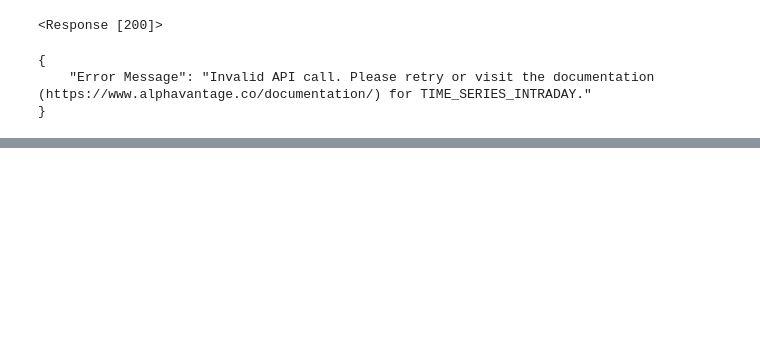
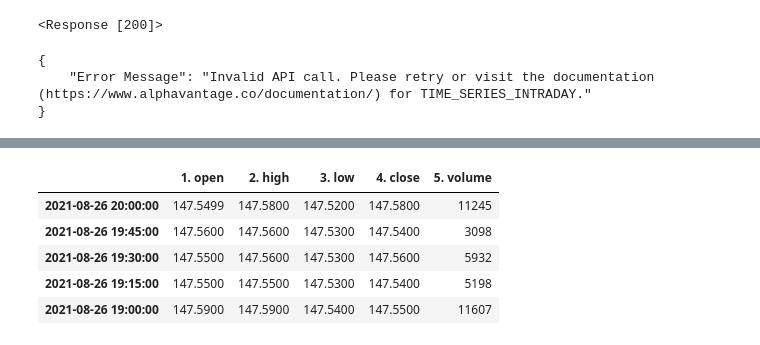
Before and after one commit to tutecode/APIs-Market-Data, a Jupyter notebook: APIs-MarketData.ipynb, the cells around one changed output, grey strips where cells are left out. Cells and saved outputs as stored; diff of their text form; code cells hidden in the pictures; blank space fills up the shorter version.

```diff
--- a/APIs-MarketData.ipynb
+++ b/APIs-MarketData.ipynb
@@ -204,0 +196,21 @@ data.head()
+# %%
+def getIntra(function, symbol, interval, size):
+    url = 'https://www.alphavantage.co/query'
+    parametros = {'function': function, 'symbol': symbol, 'interval': interval, 'outputsize': size, 'apikey': TOKEN}
+
+    r = requests.get(url, params=parametros)
+
+    data = r.json()['Time Series ('+interval+')']
+    dataDF = pd.DataFrame.from_dict(data, orient='index')
+    return dataDF
+
+data = getIntra(function='TIME_SERIES_INTRADAY', symbol='AAPL', interval='15min', size='compact')
+
+data.round(2).head()
+# %% [output]
+|  | 1. open | 2. high | 3. low | 4. close | 5. volume |
+| 2021-08-26 20:00:00 | 147.5499 | 147.5800 | 147.5200 | 147.5800 | 11245 |
+| 2021-08-26 19:45:00 | 147.5600 | 147.5600 | 147.5300 | 147.5400 | 3098 |
+| 2021-08-26 19:30:00 | 147.5500 | 147.5600 | 147.5300 | 147.5600 | 5932 |
+| 2021-08-26 19:15:00 | 147.5500 | 147.5500 | 147.5300 | 147.5400 | 5198 |
+| 2021-08-26 19:00:00 | 147.5900 | 147.5900 | 147.5400 | 147.5500 | 11607 |
```
Also changed, not shown: parts of 10 cells of this notebook, 1 other file.
